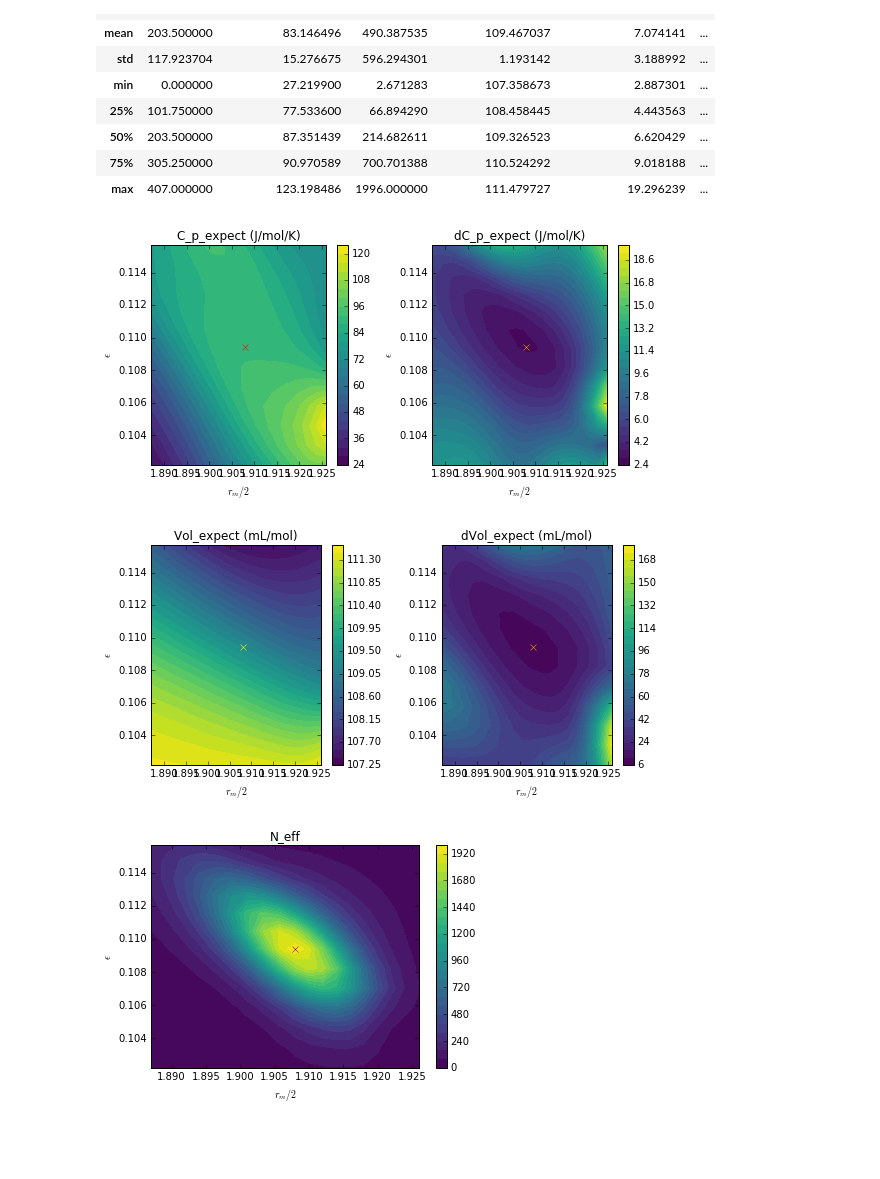
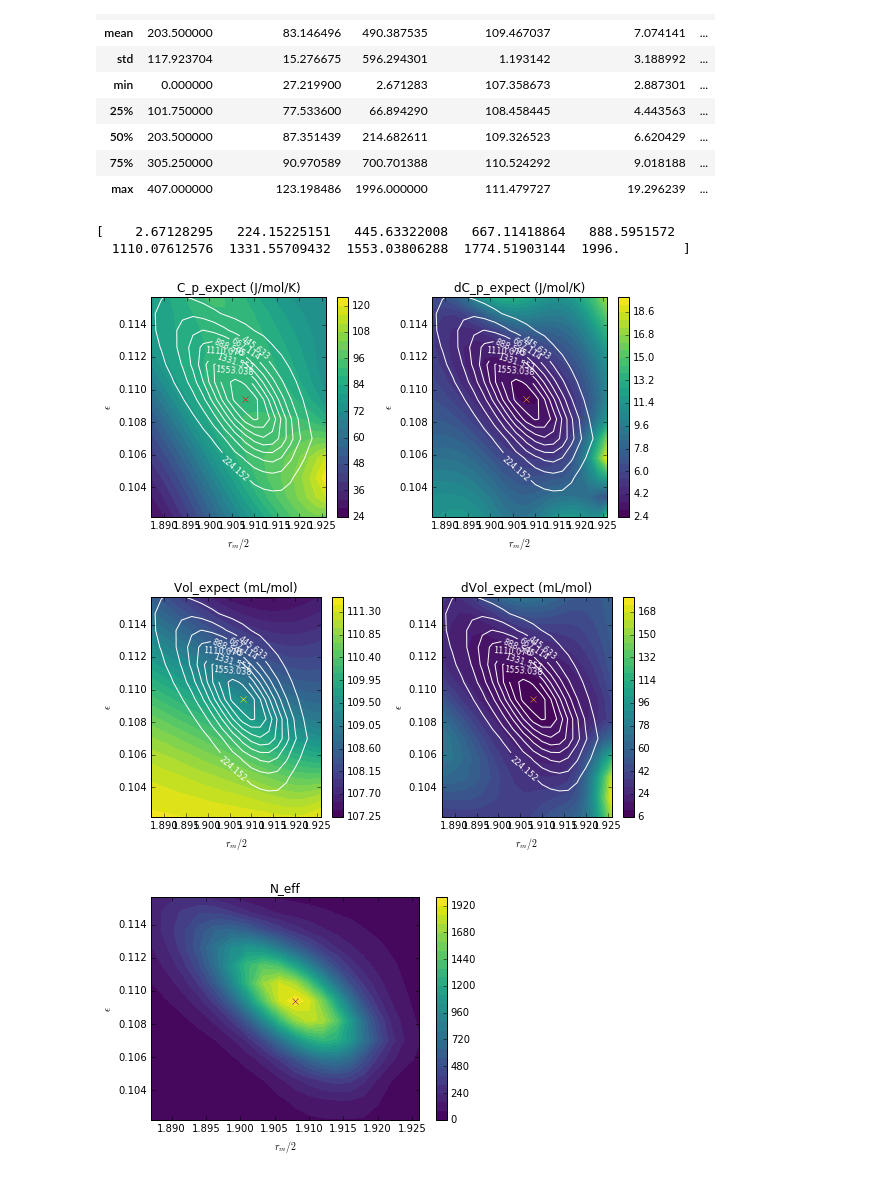
Before and after one commit to bmanubay/LJ-neat-liquids, a Jupyter notebook: plot_mbar_estimates.ipynb, the cells around one changed output. Drawn from its saved outputs; the diff is of its cells as text; code cells hidden in the pictures; blank space fills up the shorter version.

```diff
--- a/plot_mbar_estimates.ipynb
+++ b/plot_mbar_estimates.ipynb
@@ -57,36 +57,47 @@ for ind in range(len(eps)):
 # %%
 def add_axis_labels_and_colorbar():
     plt.xlabel(r"$r_m / 2$")
     plt.ylabel(r"$\epsilon$")
     plt.colorbar()
 
 plt.figure(figsize=(8,4))
 plt.subplot(1,2,1)
 plt.title('C_p_expect (J/mol/K)')
+levels = np.linspace(np.min(n_eff),np.max(n_eff),10)
+neff1 = plt.contour(rmin_half_, eps_, n_eff, levels = levels, colors = 'w')
+plt.clabel(neff1, inline=1, fontsize=8)
 plt.contourf(rmin_half_, eps_, C_p, 30, cmap = 'viridis')
 plt.plot(1.908,0.1094,'x',color='red')
 add_axis_labels_and_colorbar()
 
 plt.subplot(1,2,2)
 plt.title('dC_p_expect (J/mol/K)')
+neff2 = plt.contour(rmin_half_, eps_, n_eff, levels = levels, colors = 'w')
+plt.clabel(neff2, inline=1, fontsize=8)
 plt.contourf(rmin_half_, eps_, dC_p, 30, cmap = 'viridis')
 plt.plot(1.908,0.1094,'x',color='orange')
 add_axis_labels_and_colorbar()
 
 plt.tight_layout()
 plt.savefig("c_p.jpg", dpi=300)
 # %% [output]
+[    2.67128295   224.15225151   445.63322008   667.11418864   888.5951572
+  1110.07612576  1331.55709432  1553.03806288  1774.51903144  1996.        ]
-[figure, old version]
+[figure, new version]
 # %%
 plt.figure(figsize=(8,4))
 plt.subplot(1,2,1)
 plt.title('Vol_expect (mL/mol)')
+neff3 = plt.contour(rmin_half_, eps_, n_eff, levels = levels, colors = 'w')
+plt.clabel(neff3, inline=1, fontsize=8)
 plt.contourf(rmin_half_, eps_, vol, 30, cmap = 'viridis')
 plt.plot(1.908,0.1094,'x',color='yellow')
 add_axis_labels_and_colorbar()
 
 plt.subplot(1,2,2)
 plt.title('dVol_expect (mL/mol)')
+neff4 = plt.contour(rmin_half_, eps_, n_eff, levels = levels, colors = 'w')
+plt.clabel(neff4, inline=1, fontsize=8)
 plt.contourf(rmin_half_, eps_, dvol, 30, cmap = 'viridis')
 plt.plot(1.908,0.1094,'x',color='orange')
 add_axis_labels_and_colorbar()
@@ -94,7 +105,7 @@ add_axis_labels_and_colorbar()
 plt.tight_layout()
 plt.savefig("vol.jpg", dpi=300)
 # %% [output]
-[figure, old version]
+[figure, new version]
 # %%
 plt.title('N_eff')
 plt.contourf(rmin_half_, eps_, n_eff, 30, cmap = 'viridis')
```
Also changed, not shown: 1 other file.
